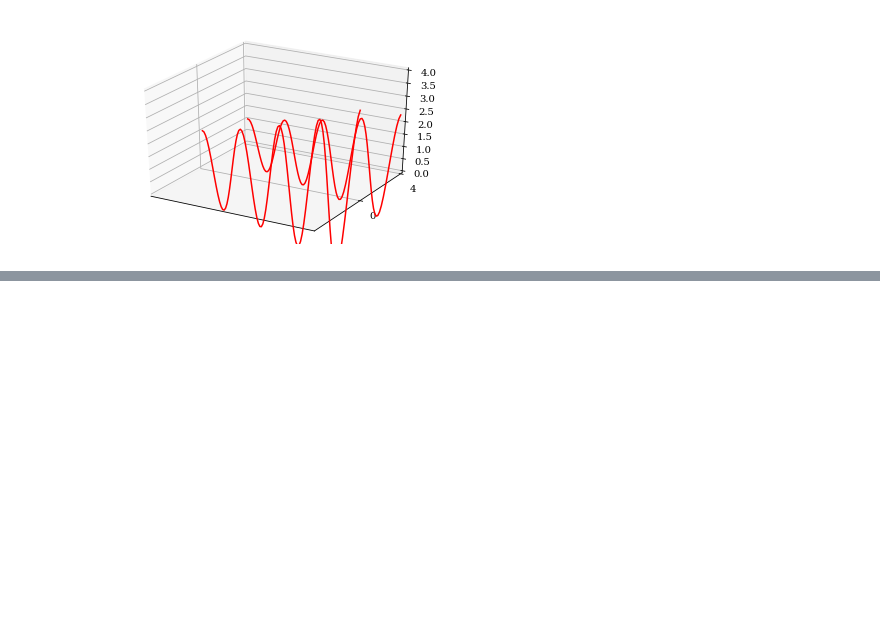
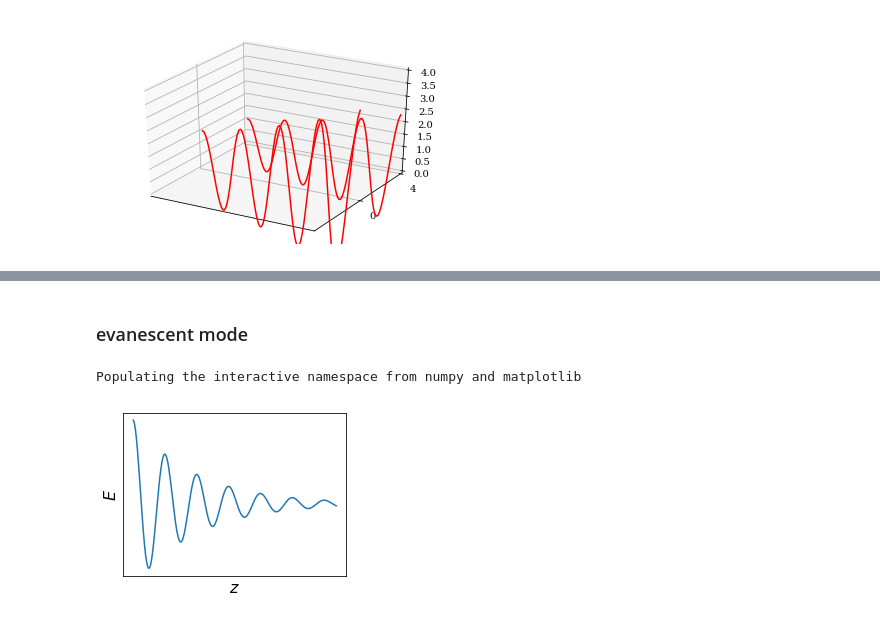
Before and after one commit to nimachm81/myPyCodes, a Jupyter notebook: spacetime periodic medium - Lorentz dispersive dielectric.ipynb, the cells around one changed output, grey strips where cells are left out. Saved outputs shown, nothing was run; the diff lists cells and outputs as text; code cells hidden in the pictures; blank space fills up the shorter version.

```diff
--- a/spacetime periodic medium - Lorentz dispersive dielectric.ipynb
+++ b/spacetime periodic medium - Lorentz dispersive dielectric.ipynb
@@ -1458,0 +1501,40 @@ plt.show()
+# %% [markdown]
+### evanescent mode
+# %%
+%pylab inline
+
+import matplotlib.cm as cm
+import matplotlib.pyplot as plt
+import numpy as np
+from scipy import constants
+
+import os
+cwd = os.getcwd()
+dir_name = os.path.join(cwd, 'other', 'spacetime')
+file_ext = '.png'
+if not os.path.exists(dir_name):
+    os.makedirs(dir_name)
+
+
+figsize(4, 3)
+
+N = 200
+alpha = 3
+k = 4.0
+
+z = np.linspace(0, 10, N)
+fz = np.exp(-z/alpha)*np.cos(k*z)
+
+
+plt.plot(z, fz)
+xticks([])
+yticks([])
+xlabel('$z$', fontsize=16)
+ylabel('$E$', fontsize=16)
+
+savefig(os.path.join(dir_name, 'evanescent' + file_ext), bbox_inches='tight', pad_inches=0.2)
+
+plt.show()
+# %% [output]
+Populating the interactive namespace from numpy and matplotlib
+[figure, added]
```
Also changed, not shown: parts of 5 cells of this notebook.
